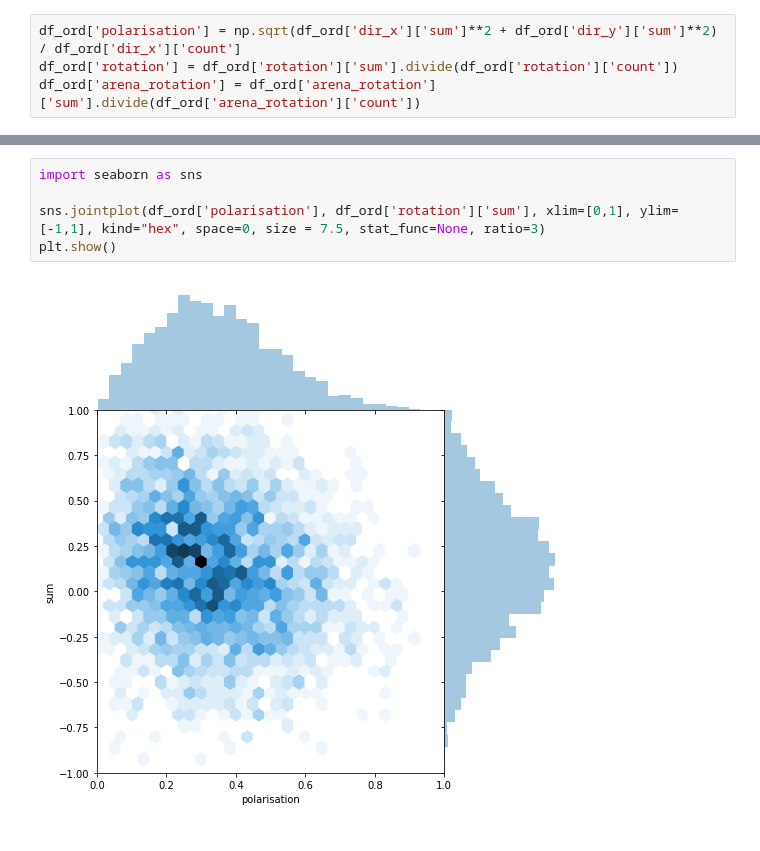
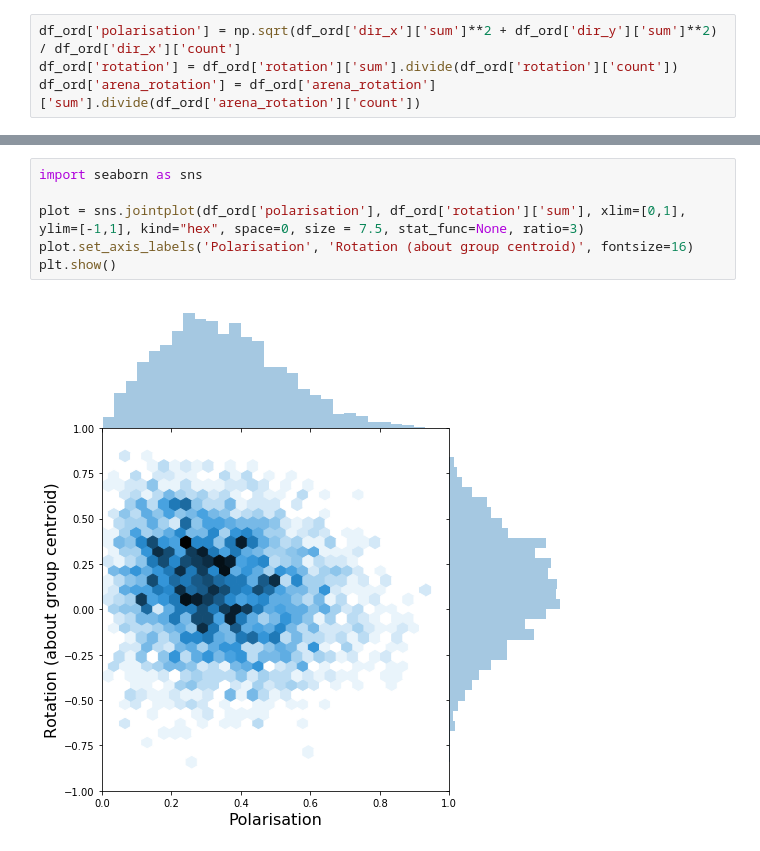
Before and after one commit to vivekhsridhar/tracktor, a Jupyter notebook: examples/track_termites.ipynb, the cells around one changed output, grey strips where cells are left out. Cells and saved outputs as stored; diff of their text form.

Commit message:
fixed termite plot axes

```diff
--- a/examples/track_termites.ipynb
+++ b/examples/track_termites.ipynb
@@ -213,8 +213,9 @@ plt.show()
 # %%
 import seaborn as sns
 
-sns.jointplot(df_ord['polarisation'], df_ord['rotation']['sum'], xlim=[0,1], ylim=[-1,1], kind="hex", space=0, size = 7.5, stat_func=None, ratio=3)
+plot = sns.jointplot(df_ord['polarisation'], df_ord['rotation']['sum'], xlim=[0,1], ylim=[-1,1], kind="hex", space=0, size = 7.5, stat_func=None, ratio=3)
+plot.set_axis_labels('Polarisation', 'Rotation (about group centroid)', fontsize=16)
 plt.show()
 # %% [output]
-[figure, old version]
+[figure, new version]
 # %%
```
Also changed, not shown: parts of 4 cells of this notebook.
